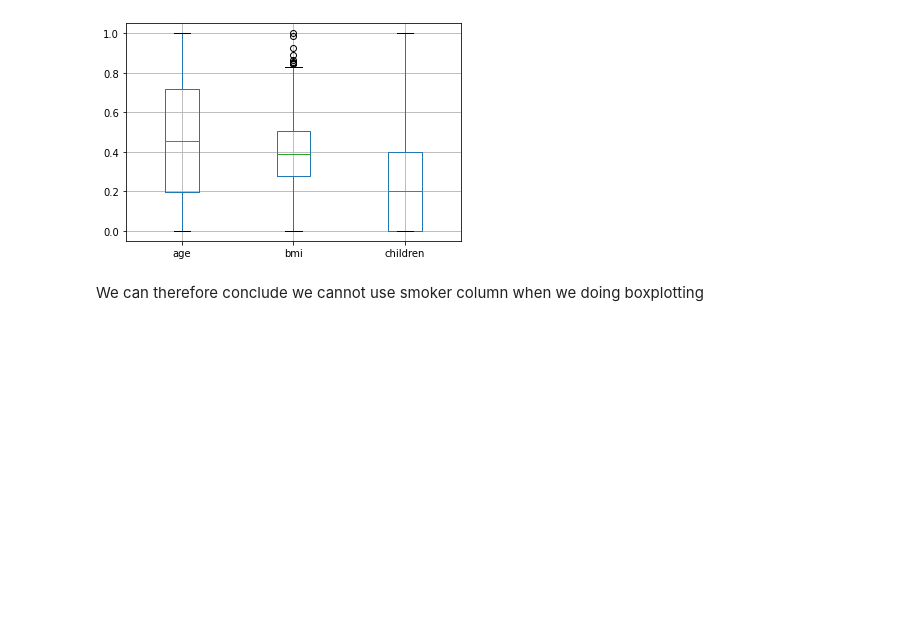
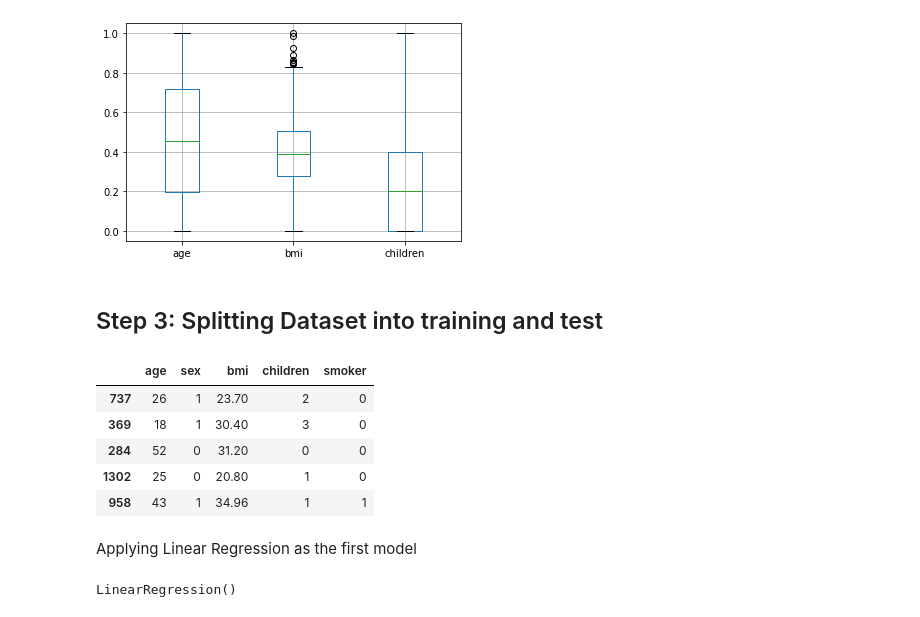
Before and after one commit to DPY401T/intro-to-ml, a Jupyter notebook: Regression Problem/medical_cost_per_individual.ipynb, the cells around one changed output. Saved outputs shown, nothing was run; the diff lists cells and outputs as text; code cells hidden in the pictures; blank space fills up the shorter version.

Commit message:
[UPDATE] Added Step 3

```diff
--- a/Regression Problem/medical_cost_per_individual.ipynb
+++ b/Regression Problem/medical_cost_per_individual.ipynb
@@ -103,4 +104,4 @@ df.head()
 # %%
 #OneHot encoding
-df = pd.get_dummies(df,columns=['region'])
-df.head()
+#df = pd.get_dummies(df,columns=['region'])
+#df.head()
@@ -150,5 +146,32 @@ scaled_data.boxplot(column=['age','bmi','children'])
 # %% [output]
 <AxesSubplot:>
 [figure]
-# %% [markdown]
-We can therefore conclude we cannot use smoker column when we doing boxplotting
+# %% [markdown]
+## Step 3: Splitting Dataset into training and test
+# %%
+# First we need to take out features and targets in our dataset
+feature_columns = ['age', 'sex', 'bmi', 'children', 'smoker']
+X_features = df.drop(['charges'], axis=1) #axis = 1 means we taking the whole column and drop it. axis = 0 means whole row
+Y_targets = df[['charges']]
+# %%
+from sklearn.model_selection import train_test_split
+
+X_train,X_test,y_train,y_test = train_test_split(X_features,Y_targets,test_size=0.2, random_state=40)
+# %%
+X_train.head()
+# %% [output]
+|  | age | sex | bmi | children | smoker |
+| 737 | 26 | 1 | 23.70 | 2 | 0 |
+| 369 | 18 | 1 | 30.40 | 3 | 0 |
+| 284 | 52 | 0 | 31.20 | 0 | 0 |
+| 1302 | 25 | 0 | 20.80 | 1 | 0 |
+| 958 | 43 | 1 | 34.96 | 1 | 1 |
+# %% [markdown]
+Applying Linear Regression as the first model
+# %%
+from sklearn.linear_model import LinearRegression
+
+linear_r = LinearRegression()
+linear_r.fit(X_train,y_train)
+# %% [output]
+LinearRegression()
```
Also changed, not shown: parts of 12 cells of this notebook.
